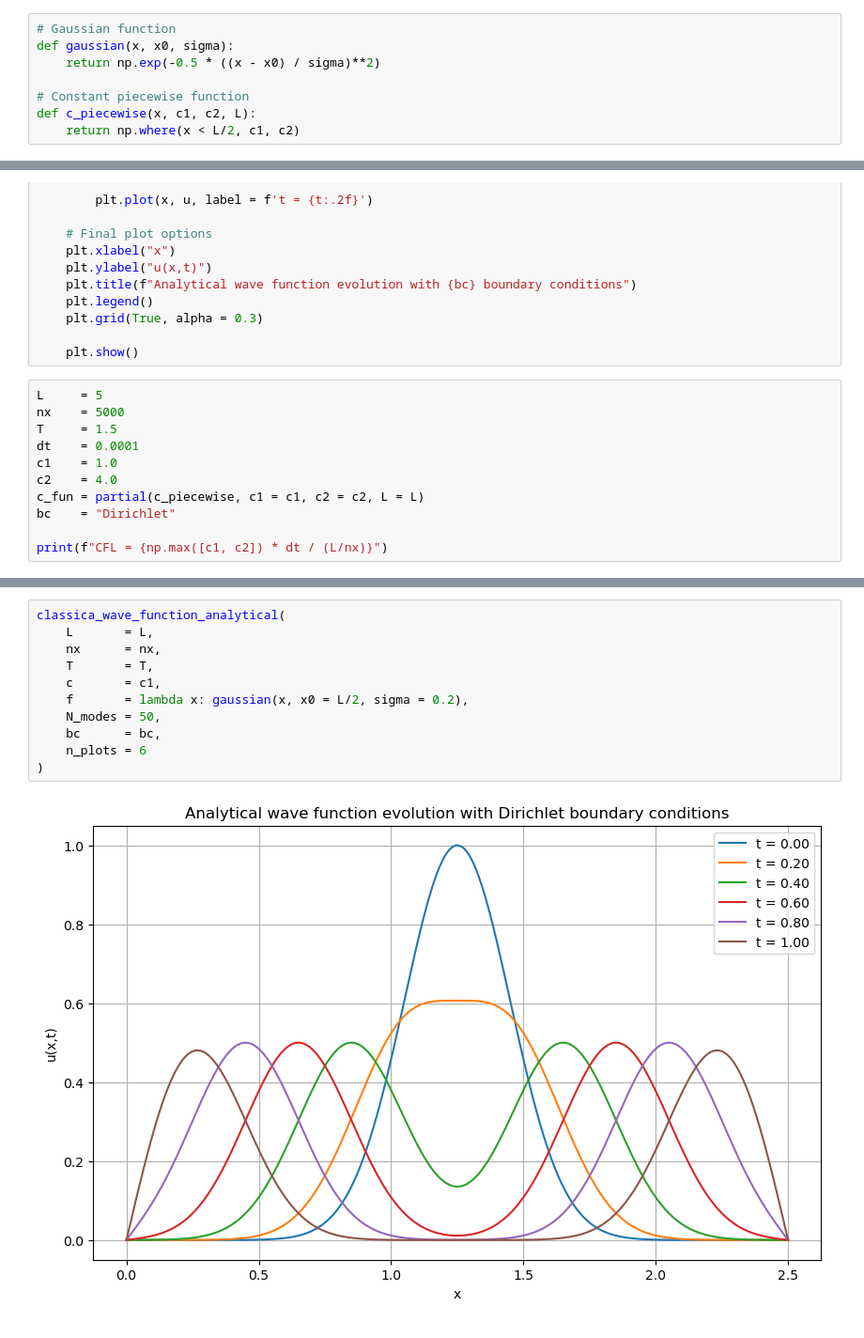
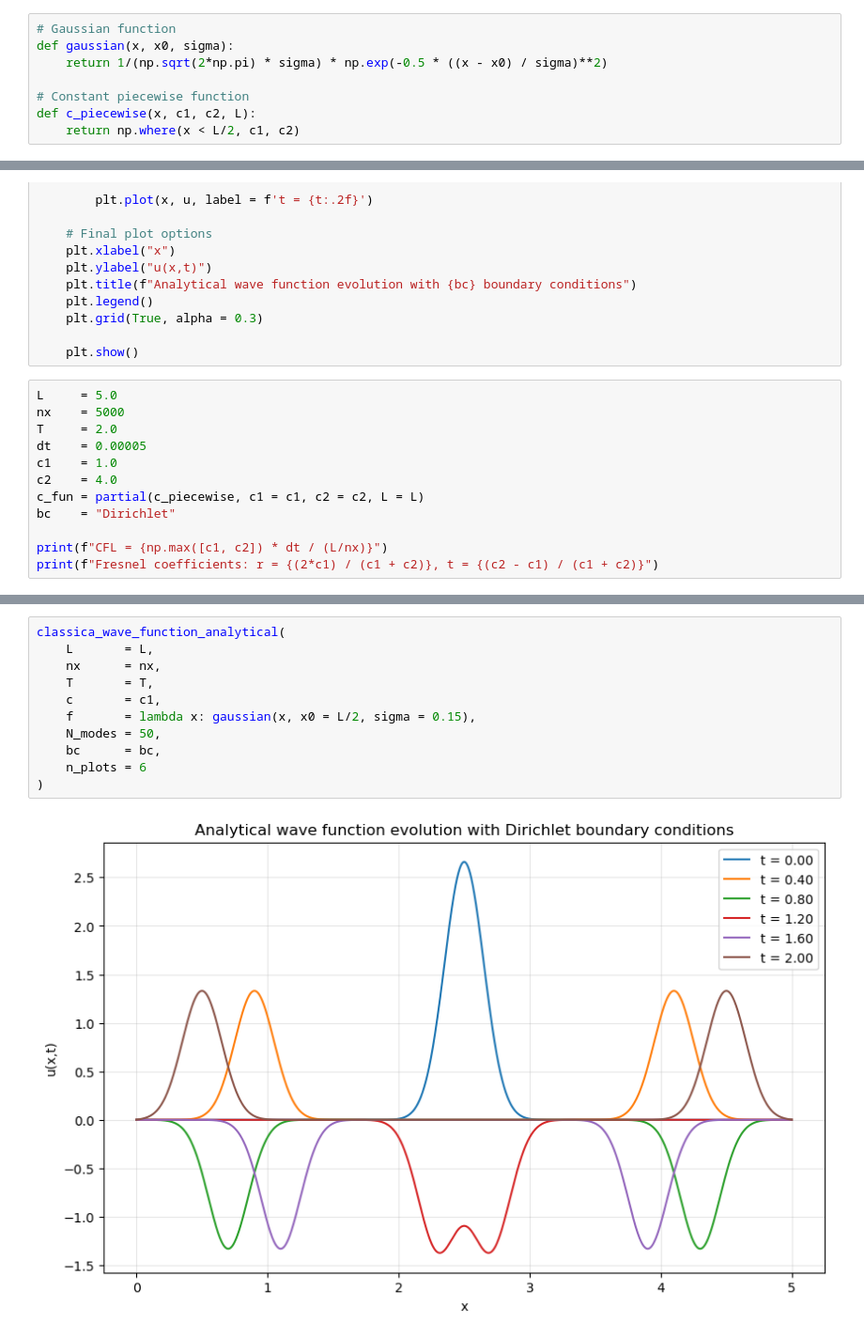
Before and after one commit to darioliotta/Quantum-Information-Project, a Jupyter notebook: try.ipynb, the cells around one changed output, grey strips where cells are left out. Shown at 94% size. Drawn from its saved outputs; the diff is of its cells as text.

```diff
--- a/try.ipynb
+++ b/try.ipynb
@@ -30,7 +30,7 @@ where $u(x,t)$ is the wave field and $c$ is the wave speed.
 # %%
 # Gaussian function
 def gaussian(x, x0, sigma):
-    return np.exp(-0.5 * ((x - x0) / sigma)**2)
+    return 1/(np.sqrt(2*np.pi) * sigma) * np.exp(-0.5 * ((x - x0) / sigma)**2)
 
 # Constant piecewise function
 def c_piecewise(x, c1, c2, L):
@@ -239,14 +257,15 @@ def classica_wave_function_analytical(L, nx, T, c, f, N_modes = 50, bc = "Dirich
 
     plt.show()
 # %%
-L     = 5
+L     = 5.0
 nx    = 5000
-T     = 1.5
-dt    = 0.0001
+T     = 2.0
+dt    = 0.00005
 c1    = 1.0
 c2    = 4.0
 c_fun = partial(c_piecewise, c1 = c1, c2 = c2, L = L)
 bc    = "Dirichlet"
 
 print(f"CFL = {np.max([c1, c2]) * dt / (L/nx)}")
+print(f"Fresnel coefficients: r = {(2*c1) / (c1 + c2)}, t = {(c2 - c1) / (c1 + c2)}")
 # %% [output]
@@ -273,13 +301,13 @@ Reflecting coefficient: 0.5960584579591734
 # %%
 classica_wave_function_analytical(
     L       = L,
     nx      = nx,
     T       = T,
     c       = c1,
-    f       = lambda x: gaussian(x, x0 = L/2, sigma = 0.2),
+    f       = lambda x: gaussian(x, x0 = L/2, sigma = 0.15),
     N_modes = 50,
     bc      = bc,
     n_plots = 6
 )
 # %% [output]
-[figure, old version]
+[figure, new version]
```
Also changed, not shown: parts of 3 cells of this notebook.
